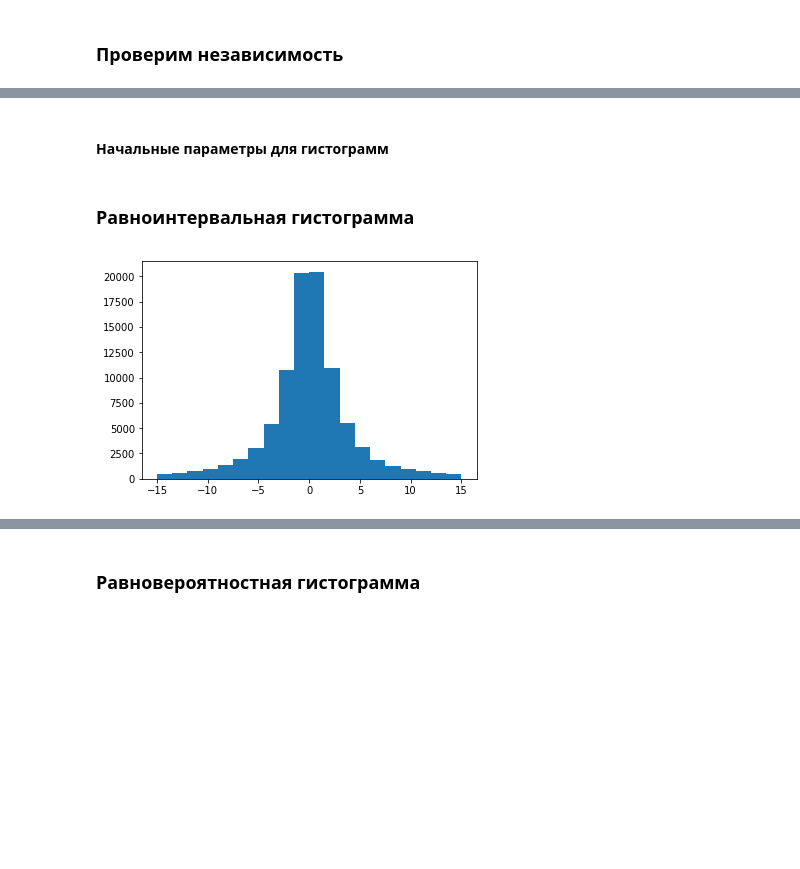
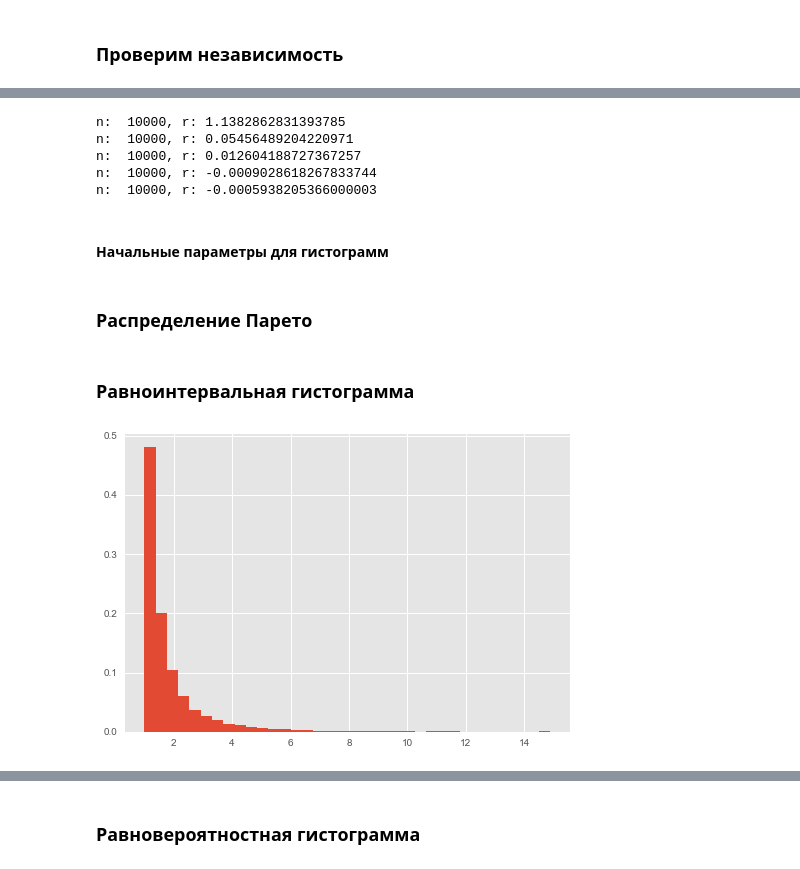
Before and after one commit to andrew-kulikov/matmod, a Jupyter notebook: src/lab1_basic_randoms.ipynb, the cells around one changed output, grey strips where cells are left out. Saved outputs shown, nothing was run; the diff lists cells and outputs as text; code cells hidden in the pictures; blank space fills up the shorter version.

```diff
--- a/src/lab1_basic_randoms.ipynb
+++ b/src/lab1_basic_randoms.ipynb
@@ -116,11 +104,37 @@ build_intervals(x_var_u[::2], x_var_u[1::2], 10, 10)
+# %%
+for ind_n in [10, 100, 1000, 10000, 100000]:
+    z = build_sample(ind_n)
+    covariance = find_covariance(z, ind_n)
+
+    print('n: {:6}, r: {}'.format(n, covariance))
+# %% [output]
+n:  10000, r: 1.1382862831393785
+n:  10000, r: 0.05456489204220971
+n:  10000, r: 0.012604188727367257
+n:  10000, r: -0.0009028618267833744
+n:  10000, r: -0.0005938205366000003
 # %% [markdown]
 #### Начальные параметры для гистограмм
 # %%
 def get_bins_count(n):
-    if n <= 100:
-        return int(np.sqrt(n))
-    else:
-        return 4 * int(np.log10(n))
+    if n <= 100: return int(np.sqrt(n))
+    return 4 * int(np.log(n))
 
-n = 100000
+n = 10000
 segments = get_bins_count(n)
+# %% [markdown]
+### Распределение Парето
+# %%
+x0 = 1
+alpha = 2
+
+def build_pareto_sample(n, x0, alpha):
+    return sorted(par.next(x0, alpha) for _ in range(n))
+
+
+def build_pareto_var(n, x0, alpha):
+    ranges = (0, 15)
+
+    x_var = build_pareto_sample(n, x0, alpha)
+    x_var = [x for x in x_var if x >= ranges[0] and x <= ranges[1]]
+    return np.array(x_var)
@@ -127,16 +144,8 @@ segments = get_bins_count(n)
 # %% [markdown]
 ### Равноинтервальная гистограмма
-# %%
-res = []
-ranges = (-15, 15)
-x0 = 0
-gamma = 2
-
-for _ in range(n):
-    res.append(par.next(x0, gamma))
-
-x_var_f = [x for x in x_var if x >= ranges[0] and x <= ranges[1]]
-vals, bins, patches = plt.hist(res, bins=segments, range=ranges)
-# %% [output]
-[figure, removed]
+# %%
+weights = np.ones_like(x_var) / len(x_var)
+vals, bins, patches = plt.hist(x_var, bins=segments, weights=weights)
+# %% [output]
+[figure, added]
 # %%
```
Also changed, not shown: parts of 24 cells of this notebook, 4 other files.
